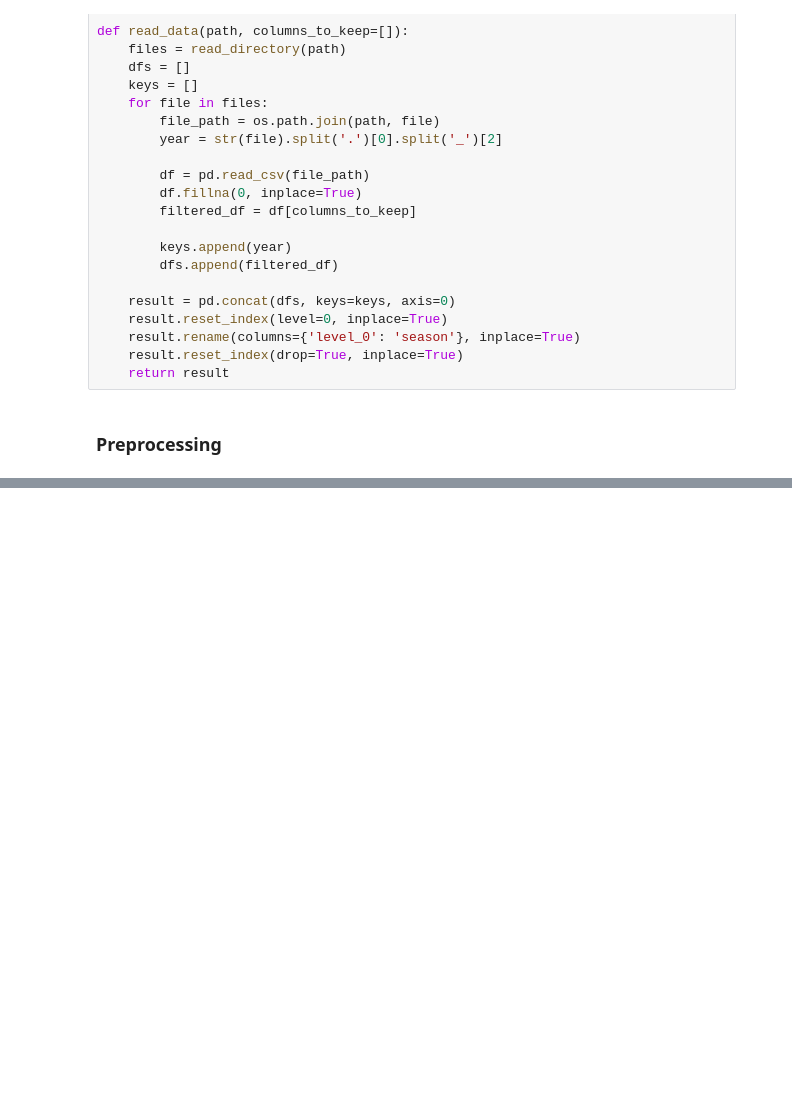
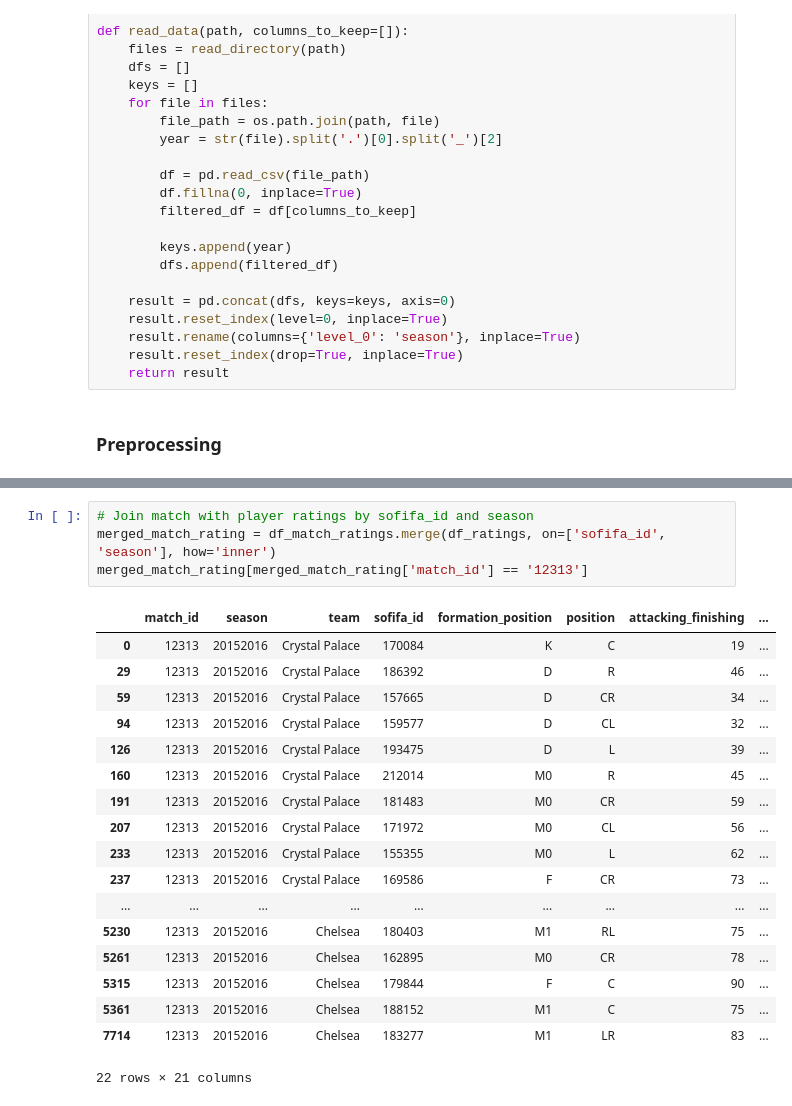
Before and after one commit to c0j0s/CS4211-Project, a Jupyter notebook: main.ipynb, the cells around one changed output, grey strips where cells are left out. Cells and saved outputs as stored; diff of their text form; blank space fills up the shorter version.

```diff
--- a/main.ipynb
+++ b/main.ipynb
@@ -199,0 +204,23 @@ df_match_ratings[df_match_ratings['match_id'] == '12313']
+# %%
+# Join match with player ratings by sofifa_id and season
+merged_match_rating = df_match_ratings.merge(df_ratings, on=['sofifa_id', 'season'], how='inner')
+merged_match_rating[merged_match_rating['match_id'] == '12313']
+# %% [output]
+|  | match_id | season | team | sofifa_id | formation_position | position | attacking_finishing | ... |
+| 0 | 12313 | 20152016 | Crystal Palace | 170084 | K | C | 19 | ... |
+| 29 | 12313 | 20152016 | Crystal Palace | 186392 | D | R | 46 | ... |
+| 59 | 12313 | 20152016 | Crystal Palace | 157665 | D | CR | 34 | ... |
+| 94 | 12313 | 20152016 | Crystal Palace | 159577 | D | CL | 32 | ... |
+| 126 | 12313 | 20152016 | Crystal Palace | 193475 | D | L | 39 | ... |
+| 160 | 12313 | 20152016 | Crystal Palace | 212014 | M0 | R | 45 | ... |
+| 191 | 12313 | 20152016 | Crystal Palace | 181483 | M0 | CR | 59 | ... |
+| 207 | 12313 | 20152016 | Crystal Palace | 171972 | M0 | CL | 56 | ... |
+| 233 | 12313 | 20152016 | Crystal Palace | 155355 | M0 | L | 62 | ... |
+| 237 | 12313 | 20152016 | Crystal Palace | 169586 | F | CR | 73 | ... |
+| ... | ... | ... | ... | ... | ... | ... | ... | ... |
+| 5230 | 12313 | 20152016 | Chelsea | 180403 | M1 | RL | 75 | ... |
+| 5261 | 12313 | 20152016 | Chelsea | 162895 | M0 | CR | 78 | ... |
+| 5315 | 12313 | 20152016 | Chelsea | 179844 | F | C | 90 | ... |
+| 5361 | 12313 | 20152016 | Chelsea | 188152 | M1 | C | 75 | ... |
+| 7714 | 12313 | 20152016 | Chelsea | 183277 | M1 | LR | 83 | ... |
+22 rows × 21 columns
```
Also changed, not shown: parts of 3 cells of this notebook.
